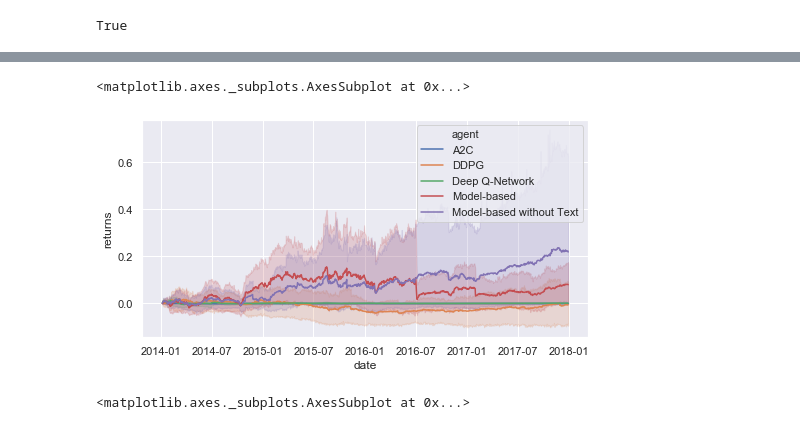
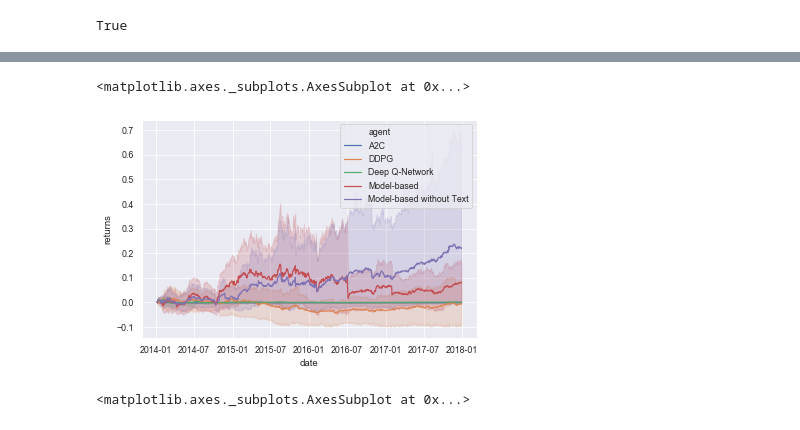
Before and after one commit to AaruranLog/rl-trading, a Jupyter notebook: experiments.ipynb, the cells around one changed output, grey strips where cells are left out. Cells and saved outputs as stored; diff of their text form; code cells hidden in the pictures.

```diff
--- a/experiments.ipynb
+++ b/experiments.ipynb
@@ -24,2 +19,4 @@ e._get_current_embeddings()
+# %%
+sns.set('paper')
 # %% [markdown]
 # Generating Experimental Data
@@ -100,3 +47,4 @@ if not os.path.isfile('./training_history.csv'):
     training_history.to_csv('training_history.csv', index=False)
 else:
     training_history = pd.read_csv('./training_history.csv')
+    training_history['date'] = pd.to_datetime(training_history['date'])
@@ -140,7 +51,7 @@ training_history_proper.groupby(['agent', 'episode']).count()
 # %%
-training_history = training_history_proper.sort_values('agent')
+training_history = training_history.sort_values(['agent', 'ticker', 'episode'])
 # %%
-training_history = training_history.sort_values('agent')
+# training_history = training_history.sort_values('agent')
 sns.lineplot('date', 'returns', data=training_history[training_history.episode == 1], hue='agent')
 # %% [output]
 <matplotlib.axes._subplots.AxesSubplot at 0x...>
@@ -148,8 +59,10 @@ sns.lineplot('date', 'returns', data=training_history[training_history.episode =
 # %%
-sns.lineplot('date', 'returns', data=training_history[training_history.episode == 10], hue='agent')
+sns.lineplot('date', 'returns',
+             data=training_history[training_history.episode == 10],
+             hue='agent')
 # %% [output]
 <matplotlib.axes._subplots.AxesSubplot at 0x...>
-[figure, old version]
+[figure, new version]
 # %%
 sns.lineplot('date', 'returns', data=training_history[training_history.episode == 50], hue='agent')
 # %% [output]
```
Also changed, not shown: parts of 72 cells of this notebook, 17 other files.
